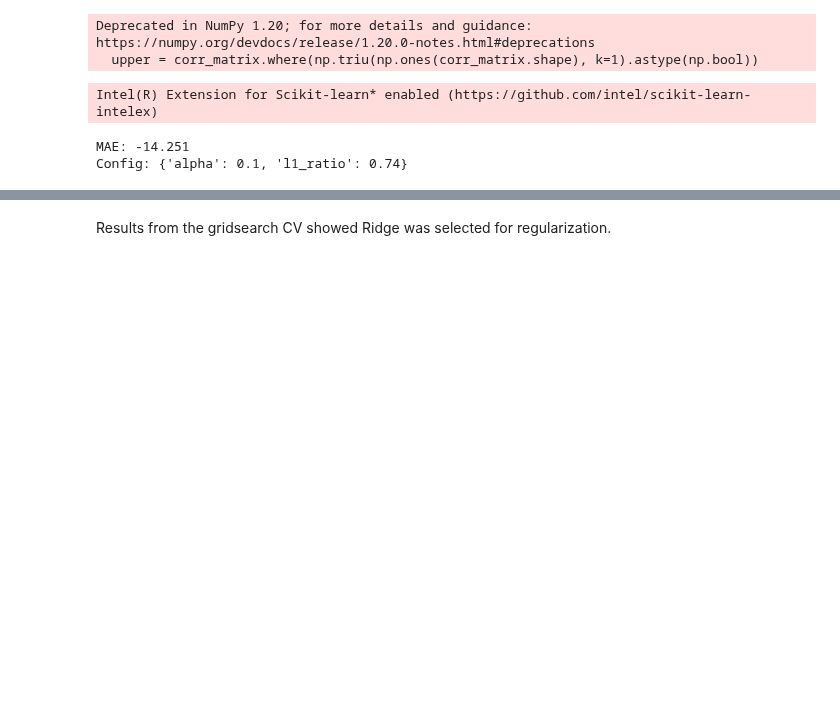
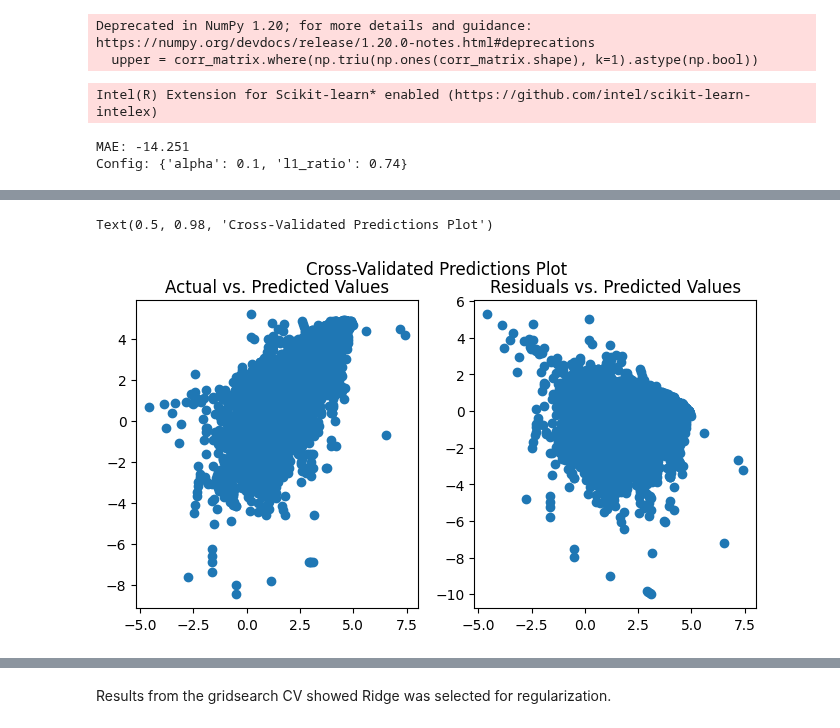
Before and after one commit to boneeyah/QTW, a Jupyter notebook: Case Study 1/Case_Study_1.ipynb, the cells around one changed output, grey strips where cells are left out. Cells and saved outputs as stored; diff of their text form; code cells hidden in the pictures; blank space fills up the shorter version.

```diff
--- a/Case Study 1/Case_Study_1.ipynb
+++ b/Case Study 1/Case_Study_1.ipynb
@@ -129,0 +225,34 @@ grid_results_table
+# %%
+regr2 = ElasticNet(random_state=0, alpha=.01, l1_ratio= 1)
+
+i=0
+
+# Create a 10-fold cross-validation
+cv = KFold(n_splits = 10,
+           shuffle = True,
+           random_state = 42)
+
+MAE = []
+
+#i=0
+for train, test in cv.split(X_Scaled, y_log):
+    X_train, X_test = X_Scaled.iloc[train], X_Scaled.iloc[test]
+    y_train, y_test = y_log.iloc[train], y_log.iloc[test]
+
+    X_train, y_train = make_regression(n_features=2, random_state=0)
+
+    regr2.fit(X_Scaled, y_log)
+
+    # Predict
+    y_pred_lin_reg = regr2.predict(X_test)
+
+    # Calculate  mean squared error
+    lin_MAE_reg= metrics.mean_absolute_error(np.exp(y_test), np.exp(y_pred_lin_reg))
+
+    i=i+1
+    # Append to the list
+    MAE.append(lin_MAE_reg)
+
+    # Print the scores
+    print(tabulate([[i, lin_MAE_reg, ]],
+               headers=['MAE']))
@@ -130,3 +332,16 @@ grid_results_table
+# %%
+from sklearn.model_selection import cross_val_predict
+y_pred = cross_val_predict(regr2,X_Scaled,y_log,cv=10)
+
+fig, axs = plt.subplots(ncols = 2,figsize = (8,4))
+axs[0].scatter(x = y_pred, y = y_log)
+axs[0].set_title('Actual vs. Predicted Values')
+axs[1].scatter(x = y_pred, y = (y_log.critical_temp - y_pred))
+axs[1].set_title('Residuals vs. Predicted Values')
+fig.suptitle('Cross-Validated Predictions Plot')
+# %% [output]
+Text(0.5, 0.98, 'Cross-Validated Predictions Plot')
+[figure, added]
 # %%
 fig, ax = plt.subplots()
 scatter=plt.scatter('l1_ratio', 'MAE', c='alpha', alpha=0.5, data=grid_results_table)
```
Also changed, not shown: parts of 21 cells of this notebook.
